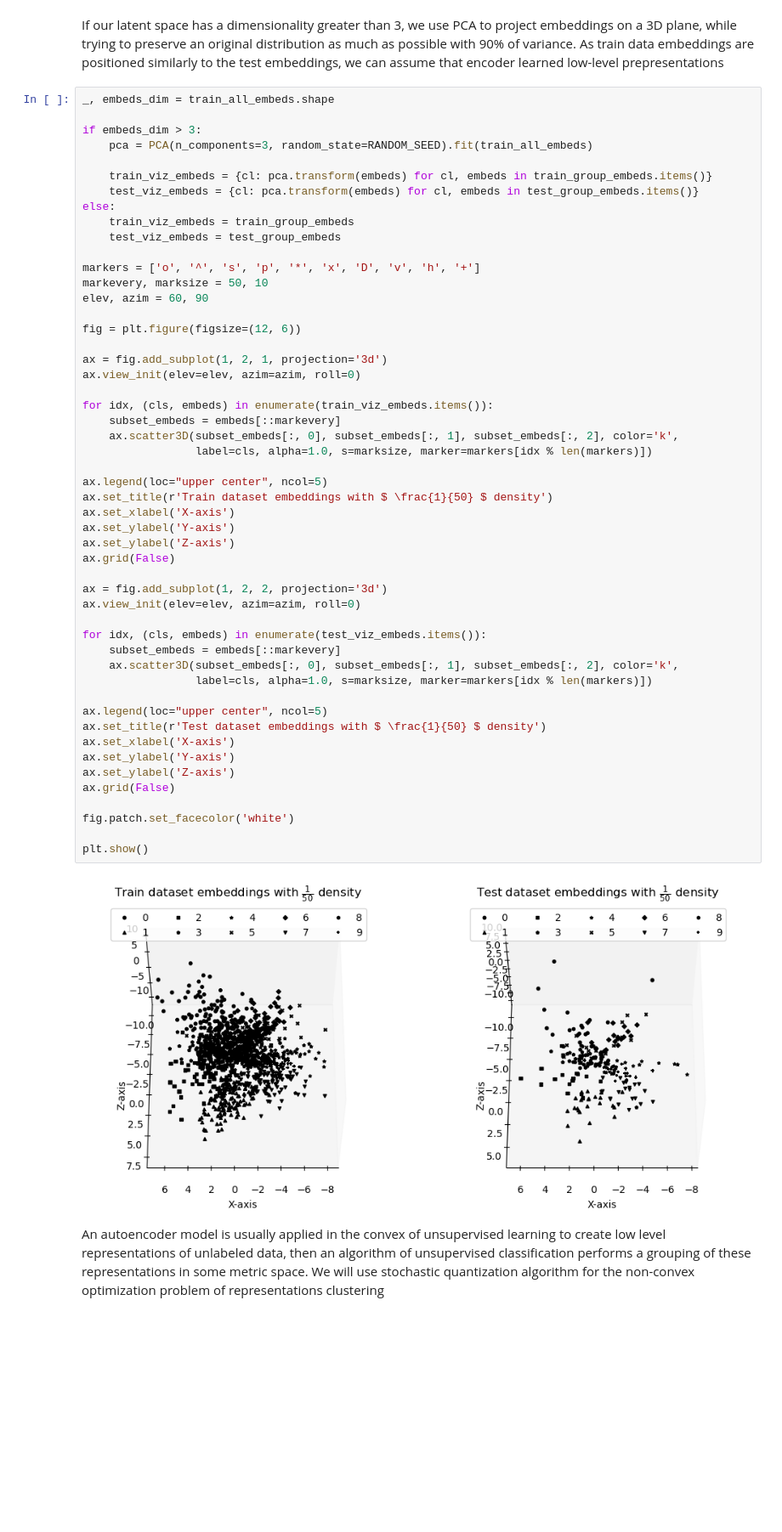
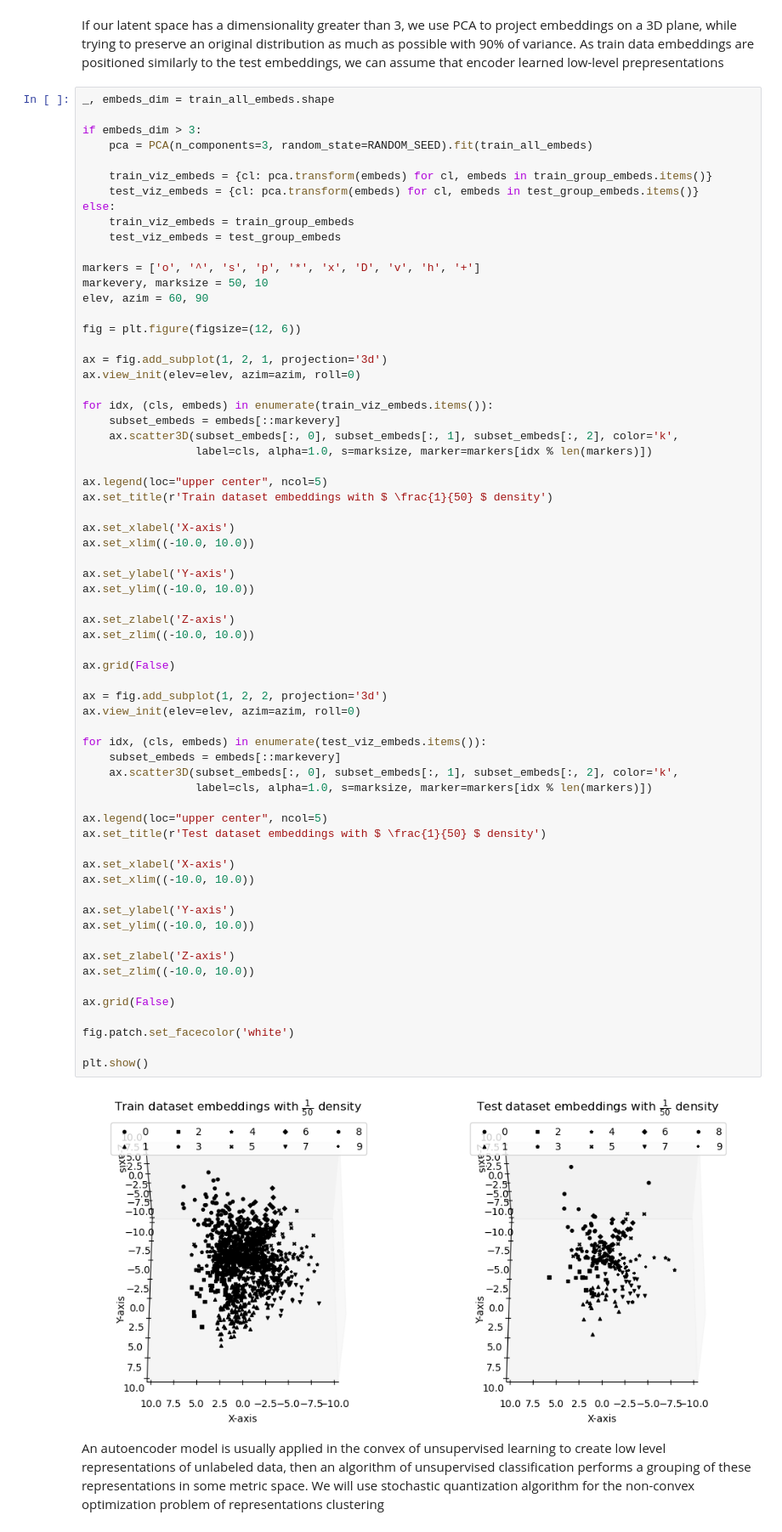
Before and after one commit to kaydotdev/stochastic-quantization, a Jupyter notebook: code/notebooks/autoencoder.ipynb, the cells around one changed output. Shown: that part at 85% size. Cells and saved outputs as stored; diff of their text form; blank space fills up the shorter version.

Commit message:
feat(autoencoder.ipynb): set axis limits in embeddings scatter plot

```diff
--- a/code/notebooks/autoencoder.ipynb
+++ b/code/notebooks/autoencoder.ipynb
@@ -336,36 +336,50 @@ ax.view_init(elev=elev, azim=azim, roll=0)
 
 for idx, (cls, embeds) in enumerate(train_viz_embeds.items()):
     subset_embeds = embeds[::markevery]
     ax.scatter3D(subset_embeds[:, 0], subset_embeds[:, 1], subset_embeds[:, 2], color='k',
                  label=cls, alpha=1.0, s=marksize, marker=markers[idx % len(markers)])
 
 ax.legend(loc="upper center", ncol=5)
 ax.set_title(r'Train dataset embeddings with $ \frac{1}{50} $ density')
+
 ax.set_xlabel('X-axis')
+ax.set_xlim((-10.0, 10.0))
+
 ax.set_ylabel('Y-axis')
-ax.set_ylabel('Z-axis')
+ax.set_ylim((-10.0, 10.0))
+
+ax.set_zlabel('Z-axis')
+ax.set_zlim((-10.0, 10.0))
+
 ax.grid(False)
 
 ax = fig.add_subplot(1, 2, 2, projection='3d')
 ax.view_init(elev=elev, azim=azim, roll=0)
 
 for idx, (cls, embeds) in enumerate(test_viz_embeds.items()):
     subset_embeds = embeds[::markevery]
     ax.scatter3D(subset_embeds[:, 0], subset_embeds[:, 1], subset_embeds[:, 2], color='k',
                  label=cls, alpha=1.0, s=marksize, marker=markers[idx % len(markers)])
 
 ax.legend(loc="upper center", ncol=5)
 ax.set_title(r'Test dataset embeddings with $ \frac{1}{50} $ density')
+
 ax.set_xlabel('X-axis')
+ax.set_xlim((-10.0, 10.0))
+
 ax.set_ylabel('Y-axis')
-ax.set_ylabel('Z-axis')
+ax.set_ylim((-10.0, 10.0))
+
+ax.set_zlabel('Z-axis')
+ax.set_zlim((-10.0, 10.0))
+
 ax.grid(False)
 
 fig.patch.set_facecolor('white')
 
 plt.show()
 # %% [output]
-[figure, old version]
+[figure, new version]
 # %% [markdown]
 An autoencoder model is usually applied in the convex of unsupervised learning to create low level representations of unlabeled data, then an algorithm of unsupervised classification performs a grouping of these representations in some metric space. We will use stochastic quantization algorithm for the non-convex optimization problem of representations clustering
 # %%
```
Also changed, not shown: parts of 5 cells of this notebook, 8 other files.
